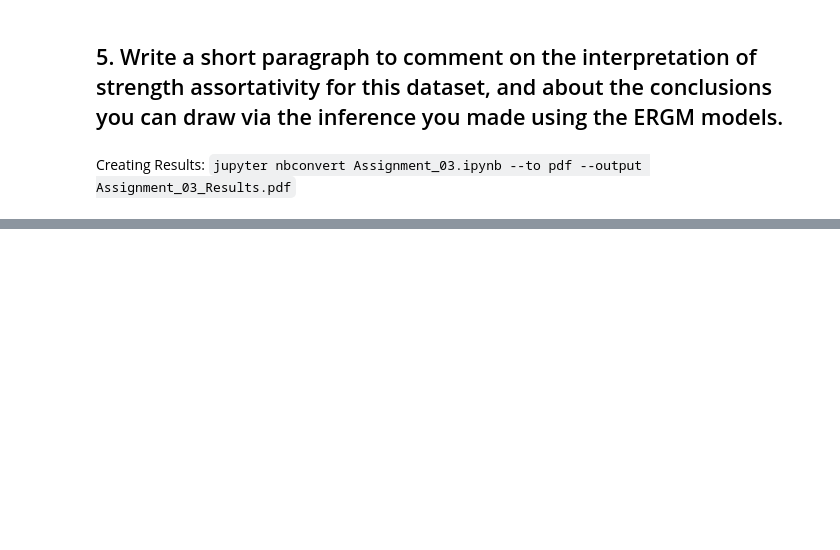
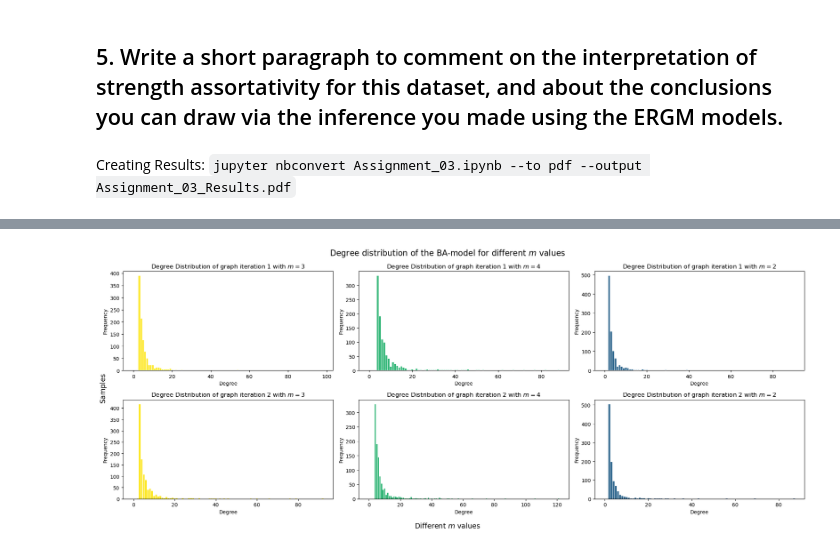
Before and after one commit to HuberNicolas/network-science-uzh, a Jupyter notebook: assignment-3/Assignment_03.ipynb, the cells around one changed output, grey strips where cells are left out. Cells and saved outputs as stored; diff of their text form; code cells hidden in the pictures; blank space fills up the shorter version.

```diff
--- a/assignment-3/Assignment_03.ipynb
+++ b/assignment-3/Assignment_03.ipynb
@@ -253,0 +365,32 @@ Creating Results:
+# %%
+# BA-graphs
+# Define colors for different average degrees using a colormap
+num_ba_values = len(ba_graphs)
+colors = plt.cm.viridis_r([i / num_ba_values for i in range(num_ba_values)])
+# Create a subplot grid
+num_instances = len(next(iter(ba_graphs.values())))  # Assuming all instances have the same count
+fig, axs = plt.subplots(num_instances, num_ba_values, figsize=(20, 8))
+
+# Iterate through avg_degree_index and graph_index
+for m_index, (m, m_plots) in enumerate(ba_graphs.items()): # Do not forget that m is not an index -> use enumerate and m_index
+    color = colors[m_index - 1]  # Get color for the degree
+    for graph_index, graph in m_plots.items():
+        # Get the appropriate axis for the subplot
+        if num_instances == 1:
+            ax = axs[m_index - 1]
+        else:
+            ax = axs[graph_index - 1, m_index - 1]
+
+        # Plot on the corresponding axis with the assigned color
+        plot_degree_distribution(ax=ax, graph=graph, color=color, param=m, graph_index=graph_index, er=False)
+
+fig.suptitle(fr"Degree distribution of the BA-model for different $m$ values", fontsize=16)
+fig.supxlabel(fr"Different $m$ values", fontsize=14)
+fig.supylabel("Samples", fontsize=14)
+
+
+# Adjust layout and display the plot
+plt.tight_layout()
+plt.show()
+# %% [output]
+[figure, added]
```
Also changed, not shown: parts of 18 cells of this notebook.
